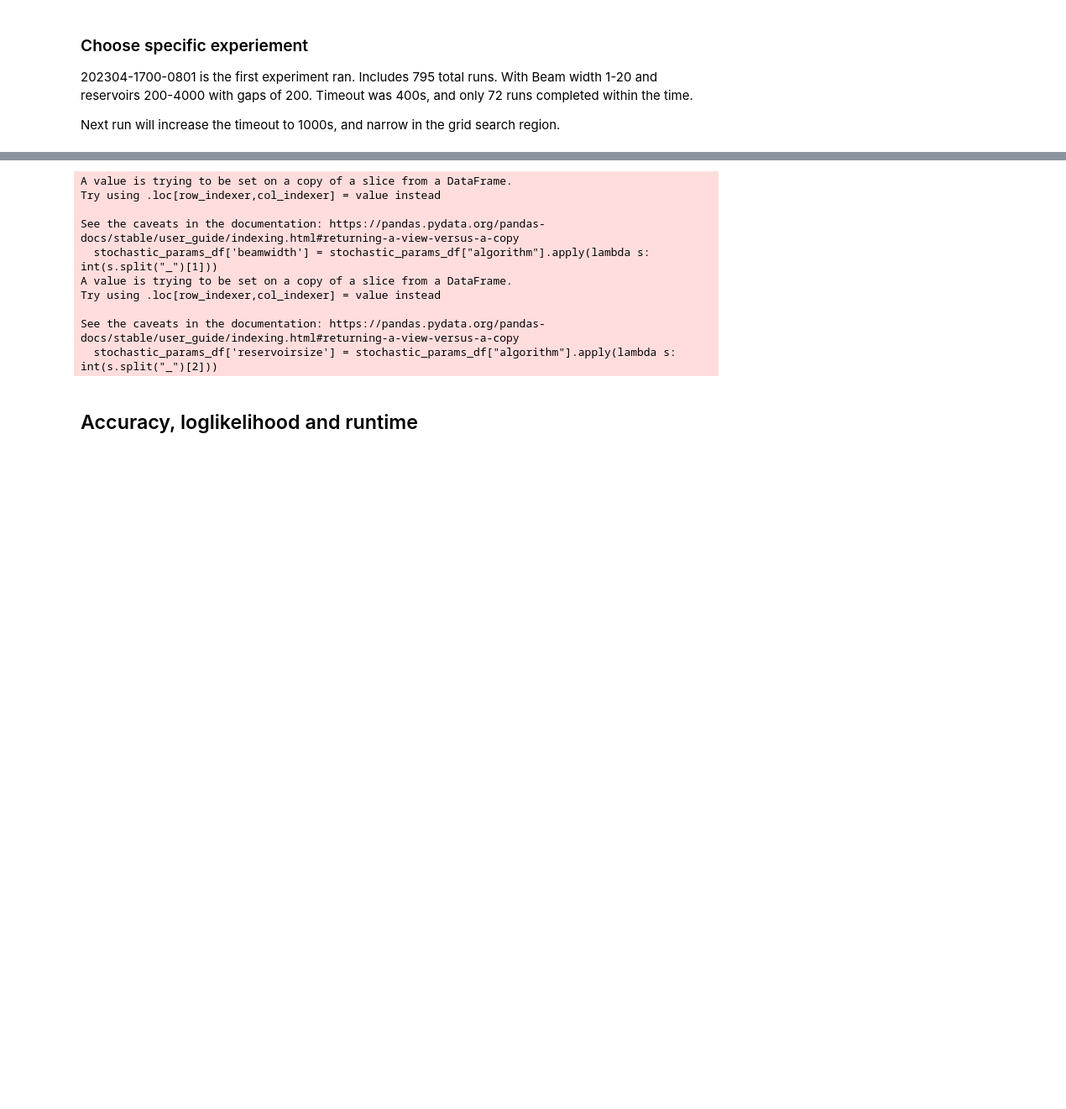
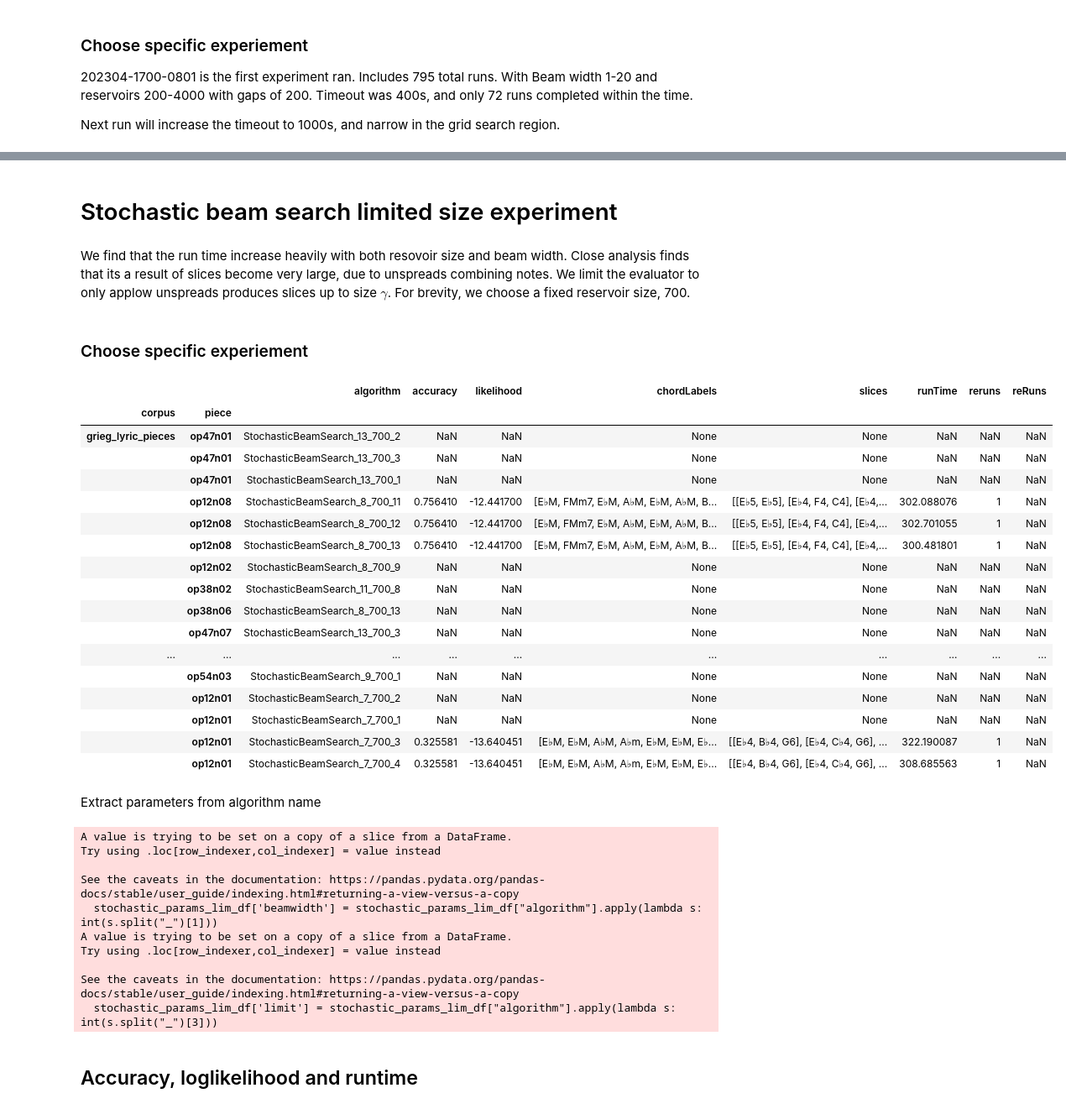
Before and after one commit to judah-daniels/protovoices-haskell, a Jupyter notebook: preprocessing/results.ipynb, the cells around one changed output, grey strips where cells are left out. Shown at 84% size. Drawn from its saved outputs; the diff is of its cells as text; code cells hidden in the pictures; blank space fills up the shorter version.

```diff
--- a/preprocessing/results.ipynb
+++ b/preprocessing/results.ipynb
@@ -91,0 +149,12 @@ Next run will increase the timeout to 1000s, and narrow in the grid search regio
+# %%
+results['beamwidth'] = results["algorithm"].apply(lambda s: int(s.split(" ")[1]))
+results['reservoirsize'] = results["algorithm"].apply(lambda s: int(s.split(" ")[2]))
+
+def get_avgs(df, value):
+    g = df.dropna(subset=value).groupby(['beamwidth','reservoirsize'])
+    df_means = g[value].mean()
+    return df_means.loc[:,:].reset_index().pivot(index='reservoirsize', columns='beamwidth', values=value)
+
+acc_avgs = get_avgs(results, 'accuracy')
+lik_avgs = get_avgs(results, 'likelihood')
+run_avgs = get_avgs(results, 'runTime')
@@ -92,23 +205,52 @@ Next run will increase the timeout to 1000s, and narrow in the grid search regio
+# %% [markdown]
+# Stochastic beam search limited size experiment
+# %% [markdown]
+We find that the run time increase heavily with both resovoir size and beam width. Close analysis finds that its a result of slices become very large, due to unspreads combining notes. We limit the evaluator to only applow unspreads produces slices up to size $\gamma$. For brevity, we choose a fixed reservoir size, 700.
+# %% [markdown]
+### Choose specific experiement
 # %%
-exp_id = "202304-1700-0801"
+exp_id = "202304-1715-2135"
 # %%
 exp_df = results.xs(exp_id,level=1)
 # %%
-stochastic_params_df = exp_df.xs("stochastic-all-params",level=0)
+stochastic_params_lim_df = exp_df.xs("stochastic-limited-fixed-res",level=0)
+# %%
+stochastic_params_lim_df
+# %% [output]
+|  |  | algorithm | accuracy | likelihood | chordLabels | slices | runTime | reruns | reRuns |
+| corpus | piece |  |  |  |  |  |  |  |  |
+| grieg_lyric_pieces | op47n01 | StochasticBeamSearch_13_700_2 | NaN | NaN | None | None | NaN | NaN | NaN |
+|  | op47n01 | StochasticBeamSearch_13_700_3 | NaN | NaN | None | None | NaN | NaN | NaN |
+|  | op47n01 | StochasticBeamSearch_13_700_1 | NaN | NaN | None | None | NaN | NaN | NaN |
+|  | op12n08 | StochasticBeamSearch_8_700_11 | 0.756410 | -12.441700 | [E♭M, FMm7, E♭M, A♭M, E♭M, A♭M, B... | [[E♭5, E♭5], [E♭4, F4, C4], [E♭4,... | 302.088076 | 1 | NaN |
+|  | op12n08 | StochasticBeamSearch_8_700_12 | 0.756410 | -12.441700 | [E♭M, FMm7, E♭M, A♭M, E♭M, A♭M, B... | [[E♭5, E♭5], [E♭4, F4, C4], [E♭4,... | 302.701055 | 1 | NaN |
+|  | op12n08 | StochasticBeamSearch_8_700_13 | 0.756410 | -12.441700 | [E♭M, FMm7, E♭M, A♭M, E♭M, A♭M, B... | [[E♭5, E♭5], [E♭4, F4, C4], [E♭4,... | 300.481801 | 1 | NaN |
+|  | op12n02 | StochasticBeamSearch_8_700_9 | NaN | NaN | None | None | NaN | NaN | NaN |
+|  | op38n02 | StochasticBeamSearch_11_700_8 | NaN | NaN | None | None | NaN | NaN | NaN |
+|  | op38n06 | StochasticBeamSearch_8_700_13 | NaN | NaN | None | None | NaN | NaN | NaN |
+|  | op47n07 | StochasticBeamSearch_13_700_3 | NaN | NaN | None | None | NaN | NaN | NaN |
+| ... | ... | ... | ... | ... | ... | ... | ... | ... | ... |
+|  | op54n03 | StochasticBeamSearch_9_700_1 | NaN | NaN | None | None | NaN | NaN | NaN |
+|  | op12n01 | StochasticBeamSearch_7_700_2 | NaN | NaN | None | None | NaN | NaN | NaN |
+|  | op12n01 | StochasticBeamSearch_7_700_1 | NaN | NaN | None | None | NaN | NaN | NaN |
+|  | op12n01 | StochasticBeamSearch_7_700_3 | 0.325581 | -13.640451 | [E♭M, E♭M, A♭M, A♭m, E♭M, E♭M, E♭... | [[E♭4, B♭4, G6], [E♭4, C♭4, G6], ... | 322.190087 | 1 | NaN |
+|  | op12n01 | StochasticBeamSearch_7_700_4 | 0.325581 | -13.640451 | [E♭M, E♭M, A♭M, A♭m, E♭M, E♭M, E♭... | [[E♭4, B♭4, G6], [E♭4, C♭4, G6], ... | 308.685563 | 1 | NaN |
+# %% [markdown]
+ Extract parameters from algorithm name
 # %%
-stochastic_params_df['beamwidth'] = stochastic_params_df["algorithm"].apply(lambda s: int(s.split("_")[1]))
-stochastic_params_df['reservoirsize'] = stochastic_params_df["algorithm"].apply(lambda s: int(s.split("_")[2]))
+stochastic_params_lim_df['beamwidth'] = stochastic_params_lim_df["algorithm"].apply(lambda s: int(s.split("_")[1]))
+stochastic_params_lim_df['limit'] = stochastic_params_lim_df["algorithm"].apply(lambda s: int(s.split("_")[3]))
 # %% [output]
 A value is trying to be set on a copy of a slice from a DataFrame.
 Try using .loc[row_indexer,col_indexer] = value instead
 
 See the caveats in the documentation: https://pandas.pydata.org/pandas-docs/stable/user_guide/indexing.html#returning-a-view-versus-a-copy
-  stochastic_params_df['beamwidth'] = stochastic_params_df["algorithm"].apply(lambda s: int(s.split("_")[1]))
+  stochastic_params_lim_df['beamwidth'] = stochastic_params_lim_df["algorithm"].apply(lambda s: int(s.split("_")[1]))
 A value is trying to be set on a copy of a slice from a DataFrame.
 Try using .loc[row_indexer,col_indexer] = value instead
 
 See the caveats in the documentation: https://pandas.pydata.org/pandas-docs/stable/user_guide/indexing.html#returning-a-view-versus-a-copy
-  stochastic_params_df['reservoirsize'] = stochastic_params_df["algorithm"].apply(lambda s: int(s.split("_")[2]))
+  stochastic_params_lim_df['limit'] = stochastic_params_lim_df["algorithm"].apply(lambda s: int(s.split("_")[3]))
 # %% [markdown]
 ## Accuracy, loglikelihood and runtime
 # %%
```
Also changed, not shown: parts of 26 cells of this notebook, 7 other files.
